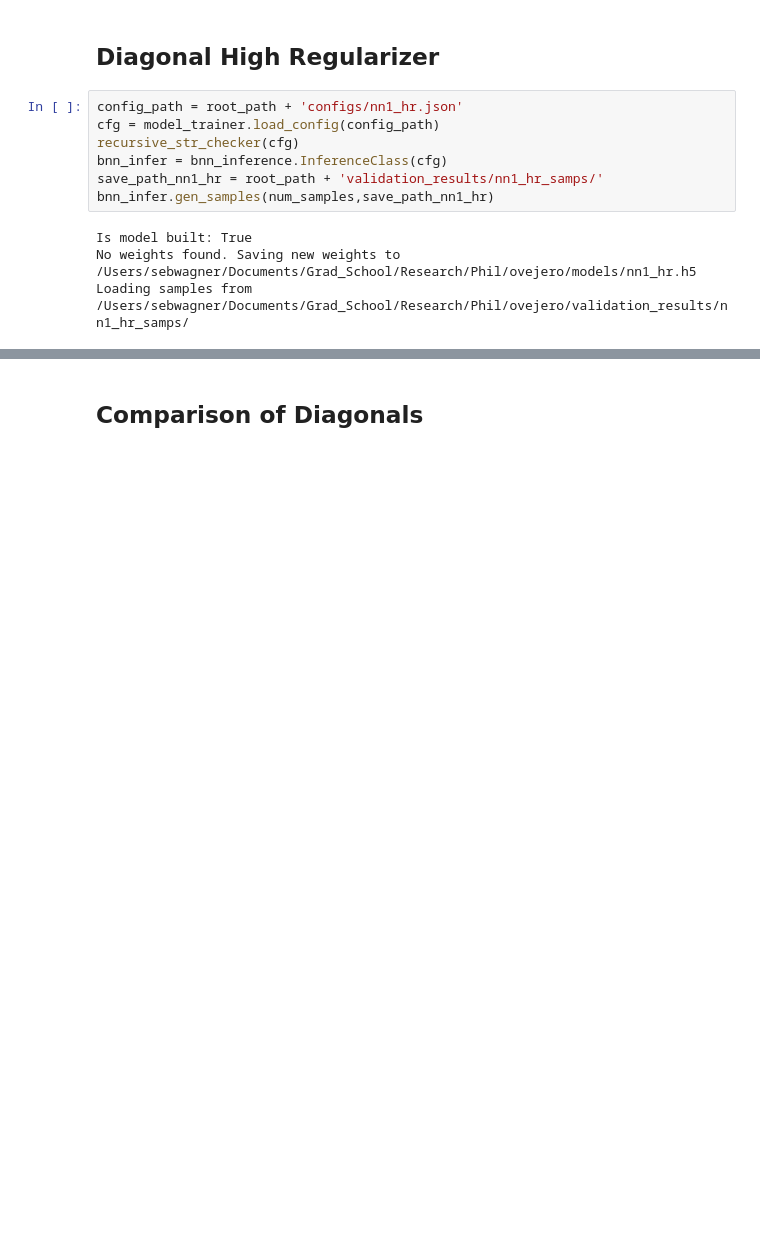
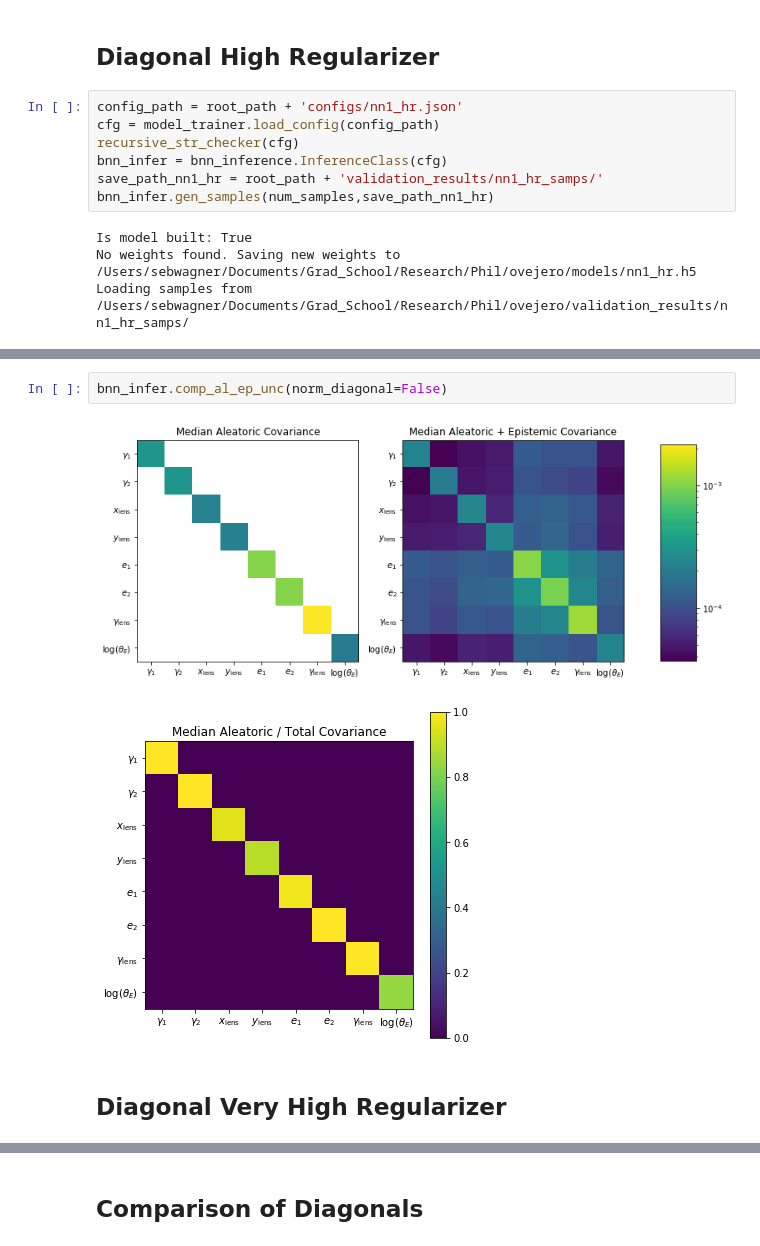
Before and after one commit to swagnercarena/ovejero, a Jupyter notebook: models/Model_Inference.ipynb, the cells around one changed output, grey strips where cells are left out. Drawn from its saved outputs; the diff is of its cells as text; blank space fills up the shorter version.

```diff
--- a/models/Model_Inference.ipynb
+++ b/models/Model_Inference.ipynb
@@ -146,0 +146,7 @@ lens_mass_theta_E_log 0.01953835723907475 0.00680201219910774 0.0274595021839507
+# %%
+bnn_infer.comp_al_ep_unc(norm_diagonal=False)
+# %% [output]
+[figure, added]
+[figure, added]
+# %% [markdown]
+## Diagonal Very High Regularizer
```
Also changed, not shown: parts of 15 cells of this notebook, 4 other files.
